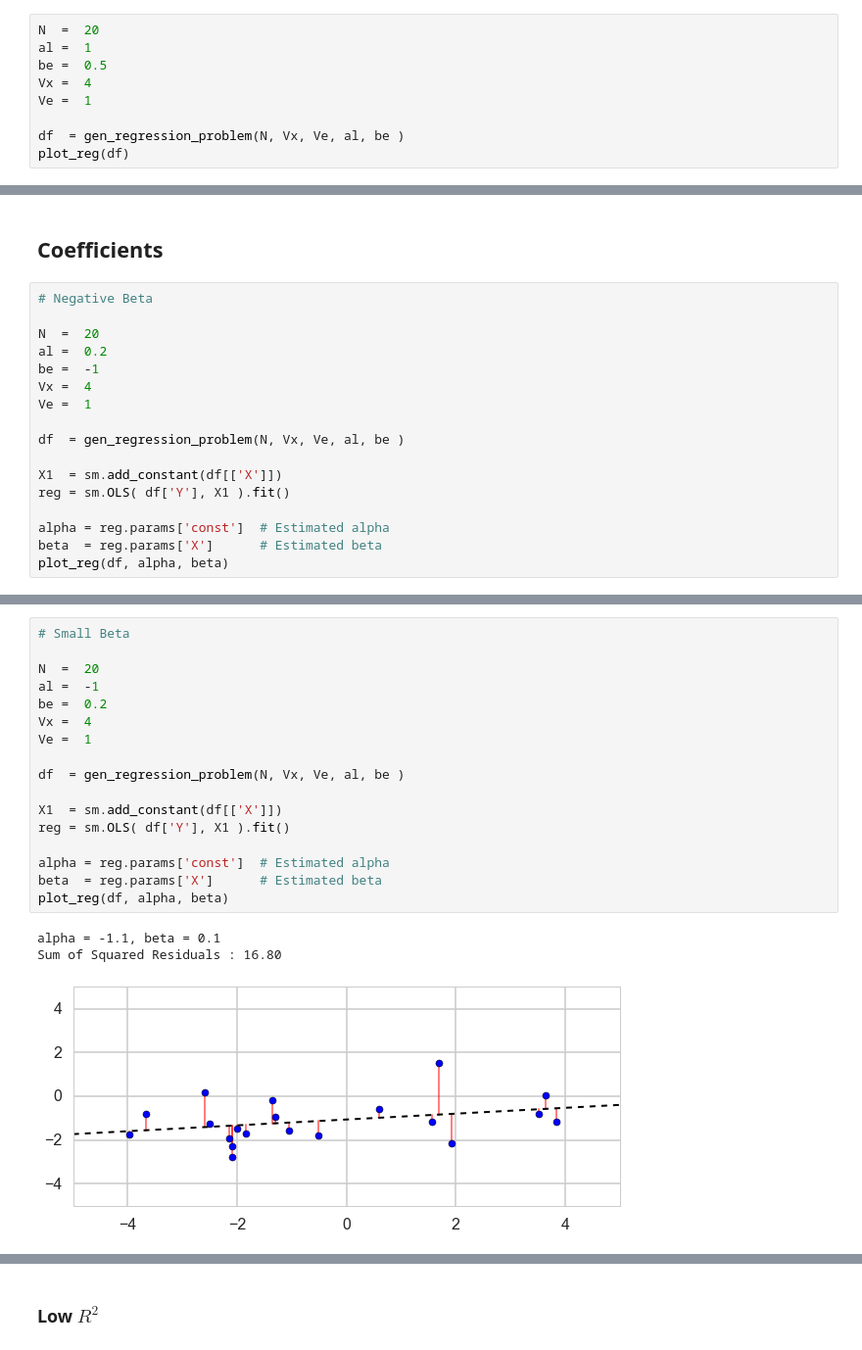
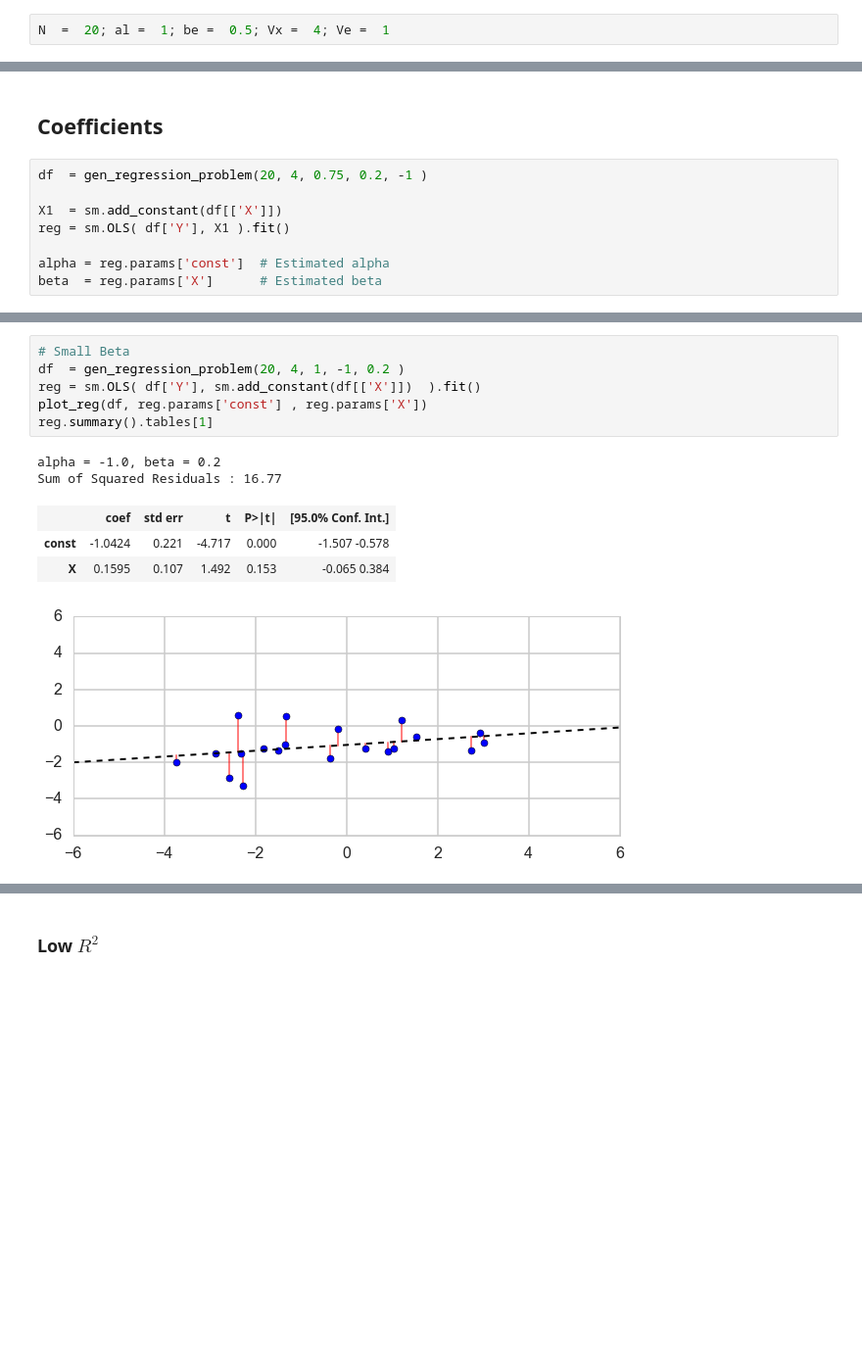
Before and after one commit to AndreaBarbon/Statistical-methods, a Jupyter notebook: Regression Analysis.ipynb, the cells around one changed output, grey strips where cells are left out. Shown at 98% size. Cells and saved outputs as stored; diff of their text form; blank space fills up the shorter version.

```diff
--- a/Regression Analysis.ipynb
+++ b/Regression Analysis.ipynb
@@ -231,9 +168,2 @@ The thresholds are fixed by convention as:
 # %%
-N  =  20
-al =  1
-be =  0.5
-Vx =  4
-Ve =  1
-
-df  = gen_regression_problem(N, Vx, Ve, al, be )
-plot_reg(df)
+N  =  20; al =  1; be =  0.5; Vx =  4; Ve =  1
@@ -297,19 +331,10 @@ Sum of Squared Residuals : 13.55
 # %% [markdown]
 ## Coefficients
 # %%
-# Negative Beta
-
-N  =  20
-al =  0.2
-be =  -1
-Vx =  4
-Ve =  1
-
-df  = gen_regression_problem(N, Vx, Ve, al, be )
+df  = gen_regression_problem(20, 4, 0.75, 0.2, -1 )
 
 X1  = sm.add_constant(df[['X']])
 reg = sm.OLS( df['Y'], X1 ).fit()
 
 alpha = reg.params['const']  # Estimated alpha
 beta  = reg.params['X']      # Estimated beta
-plot_reg(df, alpha, beta)
@@ -340,21 +351,13 @@ OLS Regression Results
 # %%
 # Small Beta
-
-N  =  20
-al =  -1
-be =  0.2
-Vx =  4
-Ve =  1
-
-df  = gen_regression_problem(N, Vx, Ve, al, be )
-
-X1  = sm.add_constant(df[['X']])
-reg = sm.OLS( df['Y'], X1 ).fit()
-
-alpha = reg.params['const']  # Estimated alpha
-beta  = reg.params['X']      # Estimated beta
-plot_reg(df, alpha, beta)
+df  = gen_regression_problem(20, 4, 1, -1, 0.2 )
+reg = sm.OLS( df['Y'], sm.add_constant(df[['X']])  ).fit()
+plot_reg(df, reg.params['const'] , reg.params['X'])
+reg.summary().tables[1]
 # %% [output]
-alpha = -1.1, beta = 0.1
-Sum of Squared Residuals : 16.80
+alpha = -1.0, beta = 0.2
+Sum of Squared Residuals : 16.77
+|  | coef | std err | t | P>|t| | [95.0% Conf. Int.] |
+| const | -1.0424 | 0.221 | -4.717 | 0.000 | -1.507 -0.578 |
+| X | 0.1595 | 0.107 | 1.492 | 0.153 | -0.065 0.384 |
-[figure, old version]
+[figure, new version]
```
Also changed, not shown: parts of 86 cells of this notebook, 5 other files.
